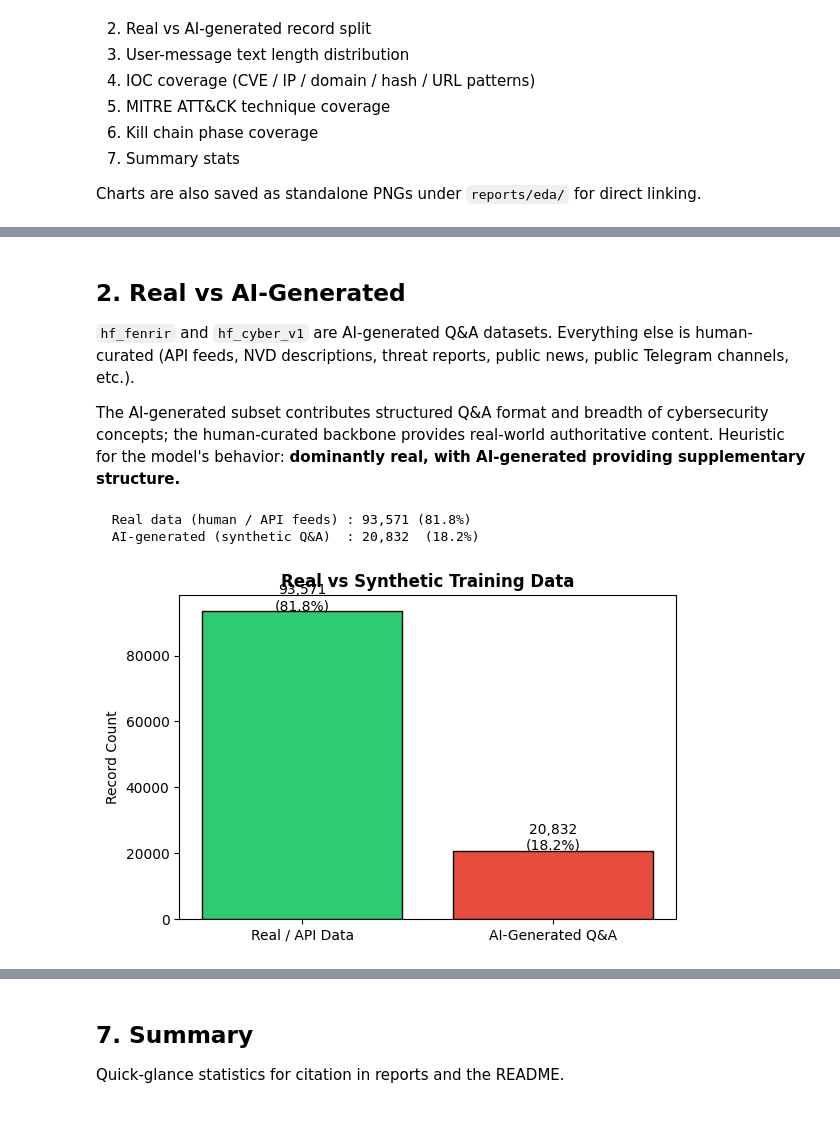
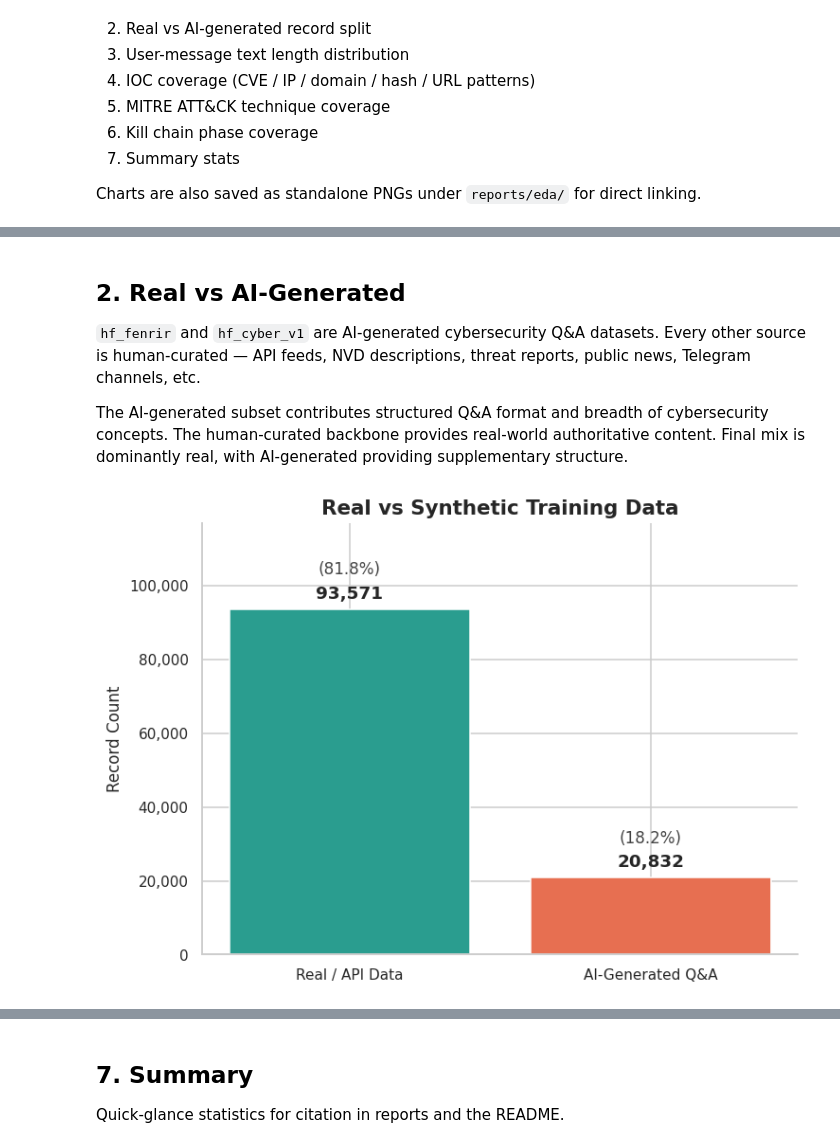
Before and after one commit to m-maximuz/TextScout, a Jupyter notebook: eda.ipynb, the cells around one changed output, grey strips where cells are left out. Cells and saved outputs as stored; diff of their text form; code cells hidden in the pictures; blank space fills up the shorter version.

```diff
--- a/eda.ipynb
+++ b/eda.ipynb
@@ -88,27 +127,38 @@ Records per source:
 # %% [markdown]
 ## 2. Real vs AI-Generated
 
-`hf_fenrir` and `hf_cyber_v1` are AI-generated Q&A datasets. Everything else is human-curated (API feeds, NVD descriptions, threat reports, public news, public Telegram channels, etc.).
+`hf_fenrir` and `hf_cyber_v1` are AI-generated cybersecurity Q&A datasets. Every other source is human-curated — API feeds, NVD descriptions, threat reports, public news, Telegram channels, etc.
 
-The AI-generated subset contributes structured Q&A format and breadth of cybersecurity concepts; the human-curated backbone provides real-world authoritative content. Heuristic for the model's behavior: **dominantly real, with AI-generated providing supplementary structure.**
+The AI-generated subset contributes structured Q&A format and breadth of cybersecurity concepts. The human-curated backbone provides real-world authoritative content. Final mix is dominantly real, with AI-generated providing supplementary structure.
 # %%
 AI_GENERATED = {"hf_fenrir", "hf_cyber_v1"}
 real_count = sum(1 for r in records if r.get("source") not in AI_GENERATED)
 ai_count   = total - real_count
-print(f"  Real data (human / API feeds) : {real_count:,} ({real_count/total*100:.1f}%)")
-print(f"  AI-generated (synthetic Q&A)  : {ai_count:,}  ({ai_count/total*100:.1f}%)")
+labels = ["Real / API Data", "AI-Generated Q&A"]
+values = [real_count, ai_count]
 
-fig, ax = plt.subplots(figsize=(6, 4))
-ax.bar(["Real / API Data", "AI-Generated Q&A"], [real_count, ai_count],
-       color=["#2ecc71", "#e74c3c"], edgecolor='black')
+fig, ax = plt.subplots(figsize=(7, 5))
+bars = ax.bar(labels, values,
+              color=["#2a9d8f", "#e76f51"], edgecolor="white", linewidth=1)
 ax.set_ylabel("Record Count")
-ax.set_title("Real vs Synthetic Training Data", fontweight='bold')
-for i, v in enumerate([real_count, ai_count]):
-    ax.text(i, v + 200, f"{v:,}\n({v/total*100:.1f}%)", ha='center', fontsize=10)
+ax.set_title("Real vs Synthetic Training Data")
+ax.yaxis.set_major_formatter(THOUSANDS)
+
+# Headroom for value labels (25% above tallest bar)
+ax.set_ylim(0, max(values) * 1.25)
+
+# Two-line labels above bars: count on first line, pct on second
+ymax = max(values)
+for i, v in enumerate(values):
+    pct = v / total * 100
+    ax.text(i, v + ymax * 0.02, f"{v:,}", ha="center", va="bottom",
+            fontsize=12, fontweight="bold")
+    ax.text(i, v + ymax * 0.09, f"({pct:.1f}%)", ha="center", va="bottom",
+            fontsize=11, color="#444444")
+
+sns.despine(ax=ax)
 plt.tight_layout()
-plt.savefig(f"{OUT_DIR}/real_vs_synthetic.png", dpi=150)
+plt.savefig(f"{OUT_DIR}/real_vs_synthetic.png")
 plt.show()
 # %% [output]
-  Real data (human / API feeds) : 93,571 (81.8%)
-  AI-generated (synthetic Q&A)  : 20,832  (18.2%)
-[figure, old version]
+[figure, new version]
```
Also changed, not shown: parts of 19 cells of this notebook, 6 other files.
